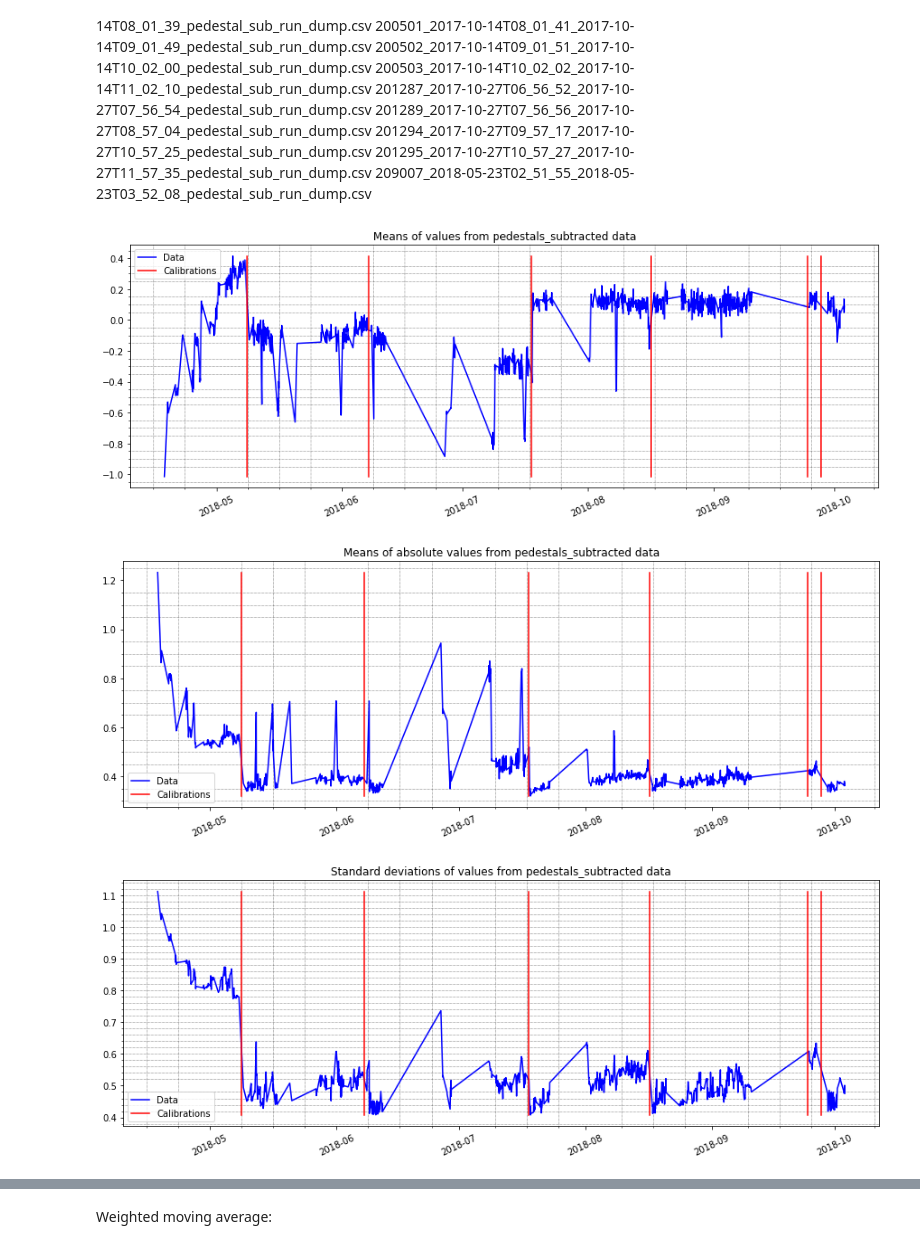
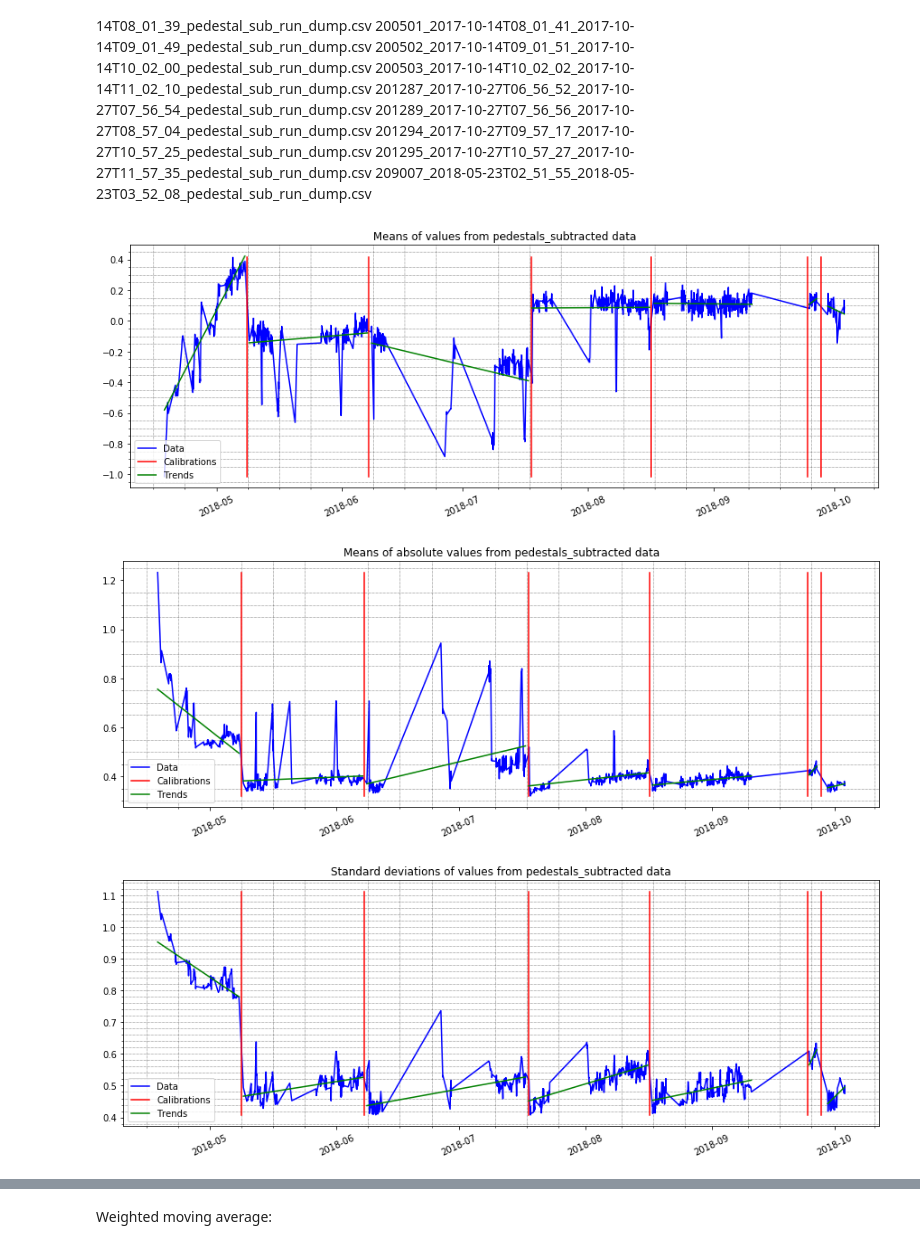
Before and after one commit to mateusz59861/praca_magisterska, a Jupyter notebook: notebooks/basic.ipynb, the cells around one changed output, grey strips where cells are left out. Drawn from its saved outputs; the diff is of its cells as text; code cells hidden in the pictures.

```diff
--- a/notebooks/basic.ipynb
+++ b/notebooks/basic.ipynb
@@ -40,15 +62,17 @@ Files that contain less than 84 rows:
 # %%
 import glob
-import pandas as pd
-import numpy as np
+
+#import numpy as np
 import matplotlib.pyplot as plt
 import re
 import datetime
 import os
 
+
 files_raw = glob.glob("D:/Praca Magisterska/nowe/pedestals_subtracted/2018/*.csv")
 files_calib = glob.glob("D:/Praca Magisterska/nowe/Tell1CalibCsv/*.csv")
 
+outliers = []
 means = []
 means_abs = []
 stddevs = []
@@ -64,6 +88,7 @@ for file in files_raw:
     means.append(mean)
     means_abs.append(mean_abs)
     stddevs.append(stddev)
+    outliers.append(count_outliers(data))
 
 calib_timestamps = []
 for file in files_calib:
@@ -71,21 +96,48 @@ for file in files_calib:
     file_name_timestamp = datetime.datetime.strptime(file_name, '%Y_%m_%d-%H_%M_%S.csv')
     if (file_name_timestamp > min(timestamps)) and (file_name_timestamp < max(timestamps)):
         calib_timestamps.append(file_name_timestamp)
+# %%
+calib_timestamps_copy = calib_timestamps.copy()
+calib_timestamps_copy.append(datetime.datetime.now())
+trends_means = []
+trends_outliers = []
+trends_means_abs = []
+trends_stddevs = []
+trends_timestamps = []
+counter = 0
+for calib_timestamp_index in range(len(calib_timestamps_copy)):
+    trends_means.append([])
+    trends_outliers.append([])
+    trends_means_abs.append([])
+    trends_stddevs.append([])
+    trends_timestamps.append([])
+    while (timestamps[counter] < calib_timestamps_copy[calib_timestamp_index]) & (counter < len(timestamps)-1):
+        trends_means[calib_timestamp_index].append(means[counter])
+        trends_outliers[calib_timestamp_index].append(outliers[counter])
+        trends_means_abs[calib_timestamp_index].append(means_abs[counter])
+        trends_stddevs[calib_timestamp_index].append(stddevs[counter])
+        trends_timestamps[calib_timestamp_index].append(timestamps[counter])
+        counter = counter + 1
 # %%
 fig, ax = plt.subplots()
 ax.set_title('Means of values from pedestals_subtracted data')
 ax.plot(timestamps, means, 'b', label='Data')
 
 for calib_timestamp in calib_timestamps:
     ax.plot([calib_timestamp, calib_timestamp], [min(means),max(means)], 'r', label='Calibrations')
+
+for index in range(len(trends_timestamps)):
+    trends_means[index] = calculate_trend(trends_means[index], trends_timestamps[index])
+    ax.plot(trends_timestamps[index], trends_means[index], 'g', label='Trends')
+
 plt.xticks(rotation=25)
 plt.rcParams['figure.figsize'] = [15,5]
 ax.minorticks_on()
 ax.grid(which='minor', linestyle=':', linewidth='0.5', color='black')
 ax.legend()
 plt.show()
 # %% [output]
-[figure, old version]
+[figure, new version]
 # %%
 fig, ax = plt.subplots()
 ax.set_title('Means of absolute values from pedestals_subtracted data')
@@ -93,6 +145,11 @@ ax.plot(timestamps, means_abs, 'b', label='Data')
 
 for calib_timestamp in calib_timestamps:
     ax.plot([calib_timestamp, calib_timestamp], [min(means_abs),max(means_abs)], 'r', label='Calibrations')
+
+for index in range(len(trends_timestamps)):
+    trends_means_abs[index] = calculate_trend(trends_means_abs[index], trends_timestamps[index])
+    ax.plot(trends_timestamps[index], trends_means_abs[index], 'g', label='Trends')
+
 plt.xticks(rotation=25)
 plt.rcParams['figure.figsize'] = [15,5]
 ax.minorticks_on()
@@ -100,7 +157,7 @@ ax.grid(which='minor', linestyle=':', linewidth='0.5', color='black')
 ax.legend()
 plt.show()
 # %% [output]
-[figure, old version]
+[figure, new version]
 # %%
 fig, ax = plt.subplots()
 ax.set_title('Standard deviations of values from pedestals_subtracted data')
@@ -108,6 +165,11 @@ ax.plot(timestamps, stddevs, 'b', label='Data')
 
 for calib_timestamp in calib_timestamps:
     ax.plot([calib_timestamp, calib_timestamp], [min(stddevs),max(stddevs)], 'r', label='Calibrations')
+
+for index in range(len(trends_timestamps)):
+    trends_stddevs[index] = calculate_trend(trends_stddevs[index], trends_timestamps[index])
+    ax.plot(trends_timestamps[index], trends_stddevs[index], 'g', label='Trends')
+
 plt.xticks(rotation=25)
 plt.rcParams['figure.figsize'] = [15,5]
 ax.minorticks_on()
@@ -115,4 +177,4 @@ ax.grid(which='minor', linestyle=':', linewidth='0.5', color='black')
 ax.legend()
 plt.show()
 # %% [output]
-[figure, old version]
+[figure, new version]
```
Also changed, not shown: parts of 9 cells of this notebook.
